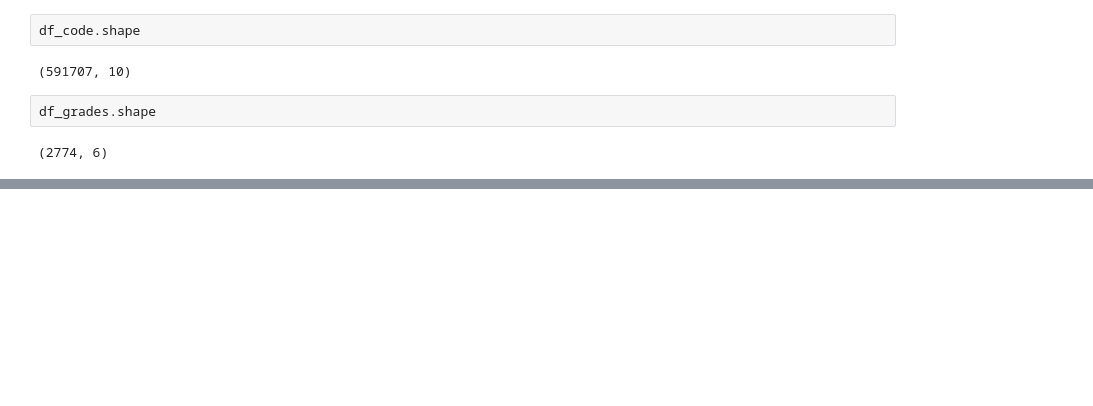
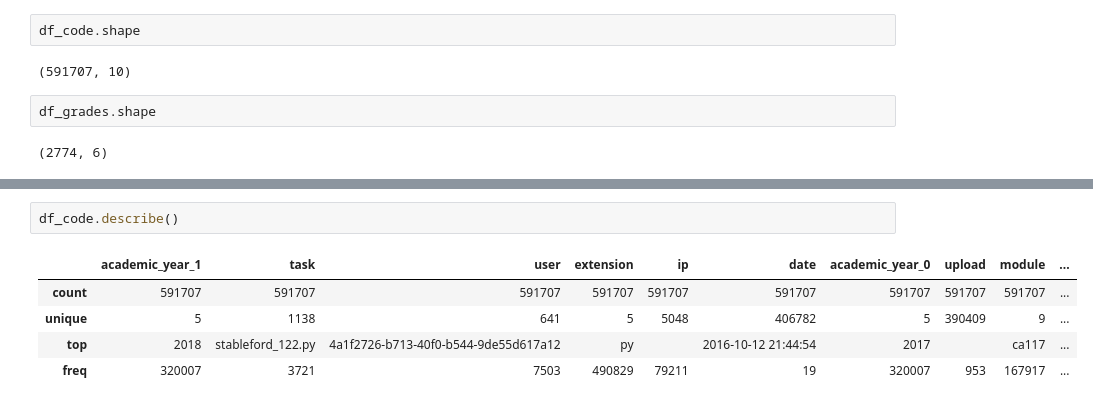
Before and after one commit to spindive/mrp_files, a Jupyter notebook: mrp_main_fl.ipynb, the cells around one changed output, grey strips where cells are left out. Drawn from its saved outputs; the diff is of its cells as text; blank space fills up the shorter version.

```diff
--- a/mrp_main_fl.ipynb
+++ b/mrp_main_fl.ipynb
@@ -43,0 +74,8 @@ df_grades.shape
+# %%
+df_code.describe()
+# %% [output]
+|  | academic_year_1 | task | user | extension | ip | date | academic_year_0 | upload | module | ... |
+| count | 591707 | 591707 | 591707 | 591707 | 591707 | 591707 | 591707 | 591707 | 591707 | ... |
+| unique | 5 | 1138 | 641 | 5 | 5048 | 406782 | 5 | 390409 | 9 | ... |
+| top | 2018 | stableford_122.py | 4a1f2726-b713-40f0-b544-9de55d617a12 | py |  | 2016-10-12 21:44:54 | 2017 |  | ca117 | ... |
+| freq | 320007 | 3721 | 7503 | 490829 | 79211 | 19 | 320007 | 953 | 167917 | ... |
```
Also changed, not shown: parts of 11 cells of this notebook.
